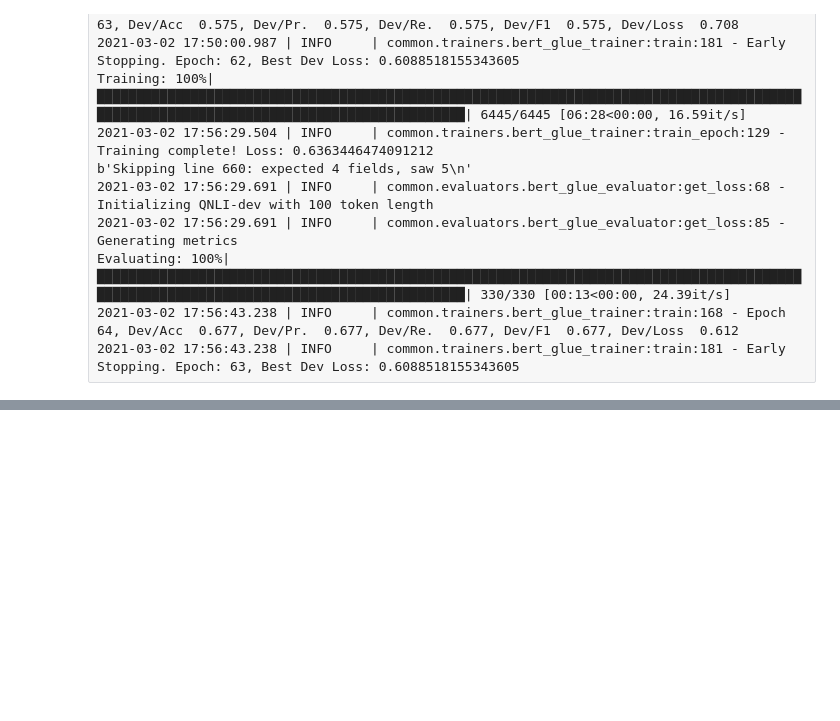
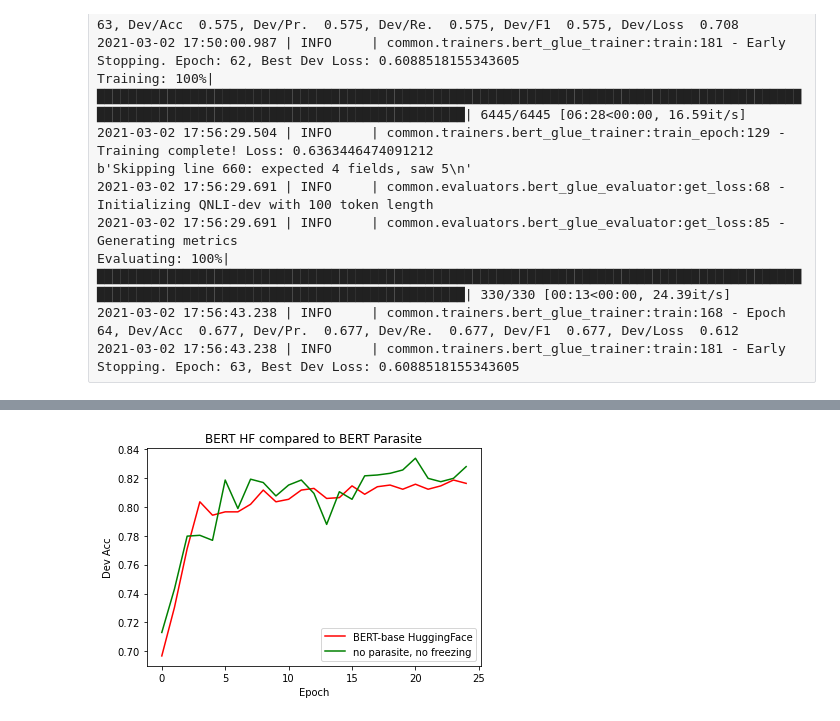
Before and after one commit to cbenge509/BERTVision, a Jupyter notebook: code/torch/embedding_size.ipynb, the cells around one changed output, grey strips where cells are left out. Saved outputs shown, nothing was run; the diff lists cells and outputs as text; code cells hidden in the pictures; blank space fills up the shorter version.

Commit message:
Finished first round of MSR results on Parasite model

```diff
--- a/code/torch/embedding_size.ipynb
+++ b/code/torch/embedding_size.ipynb
@@ -613,0 +830,10 @@ for n,p in model.named_parameters():
+# %%
+import glob
+import json
+import matplotlib.pyplot as plt
+
+f = glob.glob('parasite/tanh/MSR*')
+# %%
+for j in f:
+    js = json.load(open(j))
+    print(j, max(js['dev_acc']))
@@ -613,0 +849,8 @@ for n,p in model.named_parameters():
+# %%
+labels = []
+dev_acc = []
+f = glob.glob('MSR*')
+for j in f:
+    js = json.load(open(j))
+    labels.append(j)
+    dev_acc.append(js['dev_acc'])
@@ -613,0 +870,13 @@ for n,p in model.named_parameters():
+# %%
+plt.plot(dev_acc[0], color = 'r', label = 'BERT-base HuggingFace')
+plt.plot(dev_acc[8], color = 'g', label = 'no parasite, no freezing')
+#plt.plot(dev_acc[5], 'bo')
+#plt.plot(dev_acc[6], 'b+')
+#plt.plot(dev_acc[7], 'b*')
+plt.legend(loc = 'lower right')
+plt.title("BERT HF compared to BERT Parasite")
+plt.ylabel("Dev Acc")
+plt.xlabel("Epoch")
+plt.savefig('1.png', dpi = 300)
+# %% [output]
+[figure, added]
```
Also changed, not shown: parts of 16 cells of this notebook, 36 other files.
